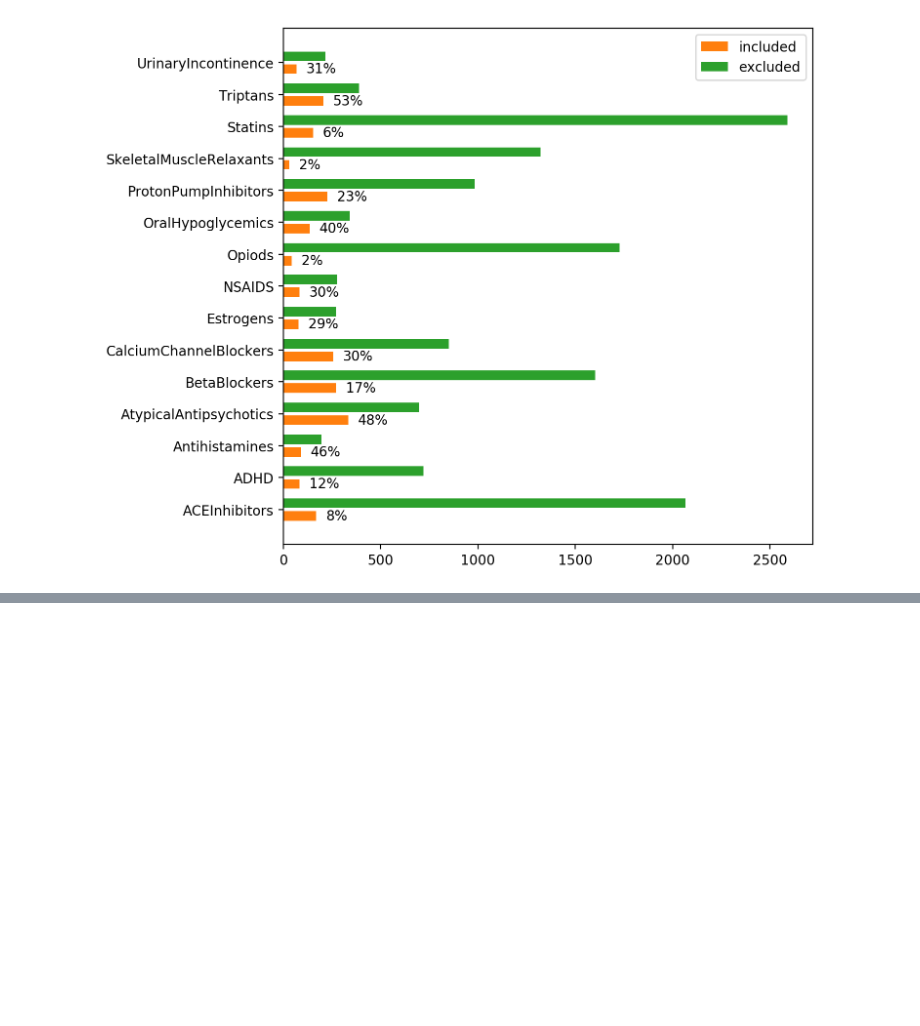
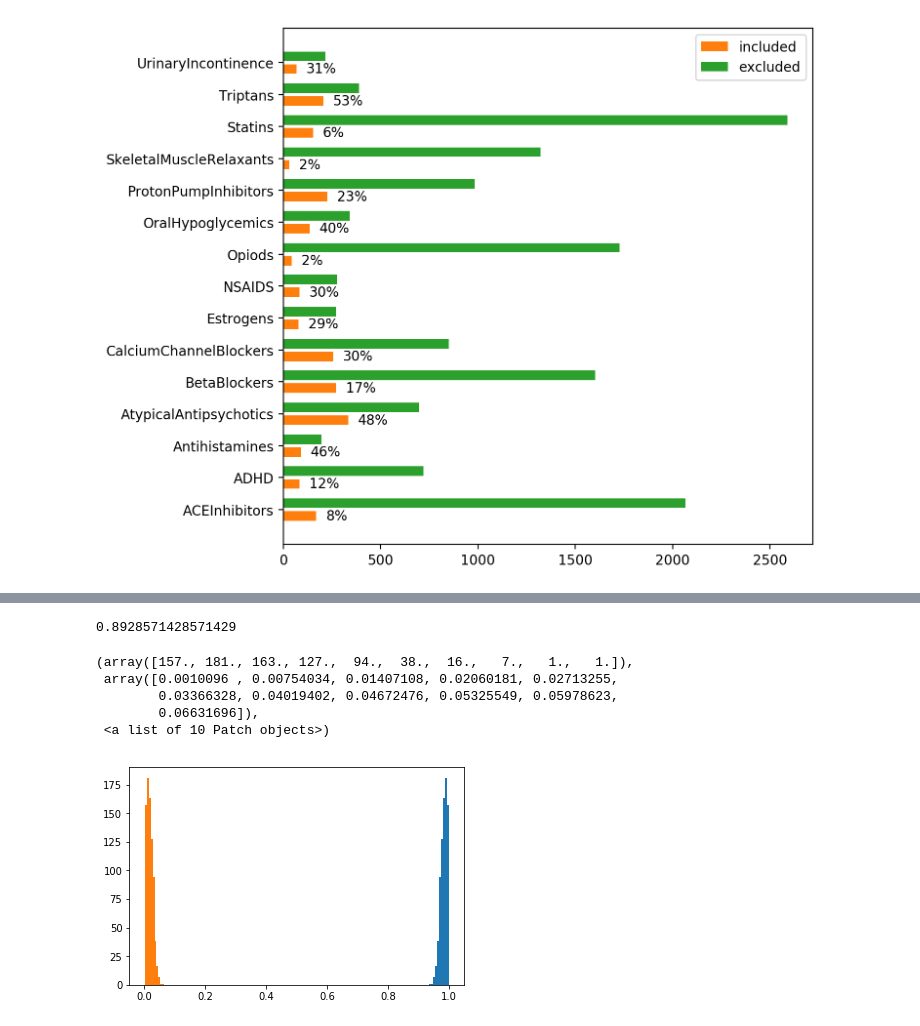
Before and after one commit to mcallaghan/rapid-screening, a Jupyter notebook: analysis/evaluation.ipynb, the cells around one changed output, grey strips where cells are left out. Drawn from its saved outputs; the diff is of its cells as text; code cells hidden in the pictures; blank space fills up the shorter version.

```diff
--- a/analysis/evaluation.ipynb
+++ b/analysis/evaluation.ipynb
@@ -153,3 +229,18 @@ plt.show()
+# %%
+self.recall
+# %% [output]
+0.8928571428571429
+# %%
+plt.hist(clf.predict_proba(self.X[unseen_index])[:,0])
+
+plt.hist(clf.predict_proba(self.X[unseen_index])[:,1])
+# %% [output]
+(array([157., 181., 163., 127.,  94.,  38.,  16.,   7.,   1.,   1.]),
+ array([0.0010096 , 0.00754034, 0.01407108, 0.02060181, 0.02713255,
+        0.03366328, 0.04019402, 0.04672476, 0.05325549, 0.05978623,
+        0.06631696]),
+ <a list of 10 Patch objects>)
+[figure, added]
 # %%
 fig, ax = plt.subplots(figsize=(7,7),dpi=200)
 ax.scatter(
```
Also changed, not shown: parts of 14 cells of this notebook, 10 other files.
